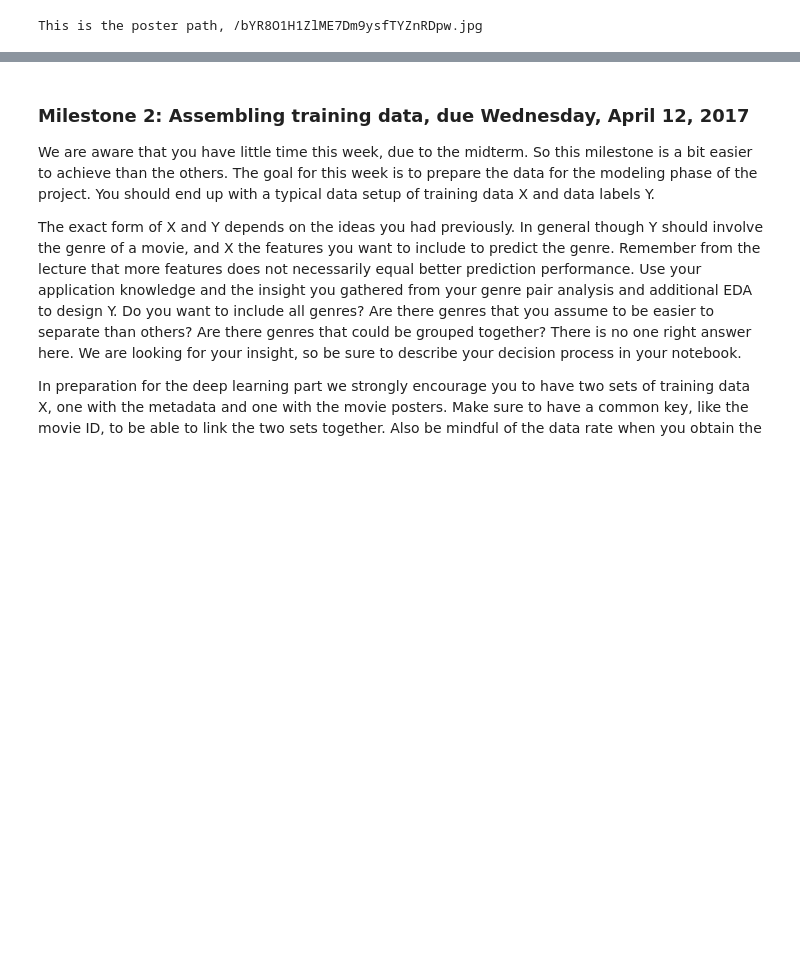
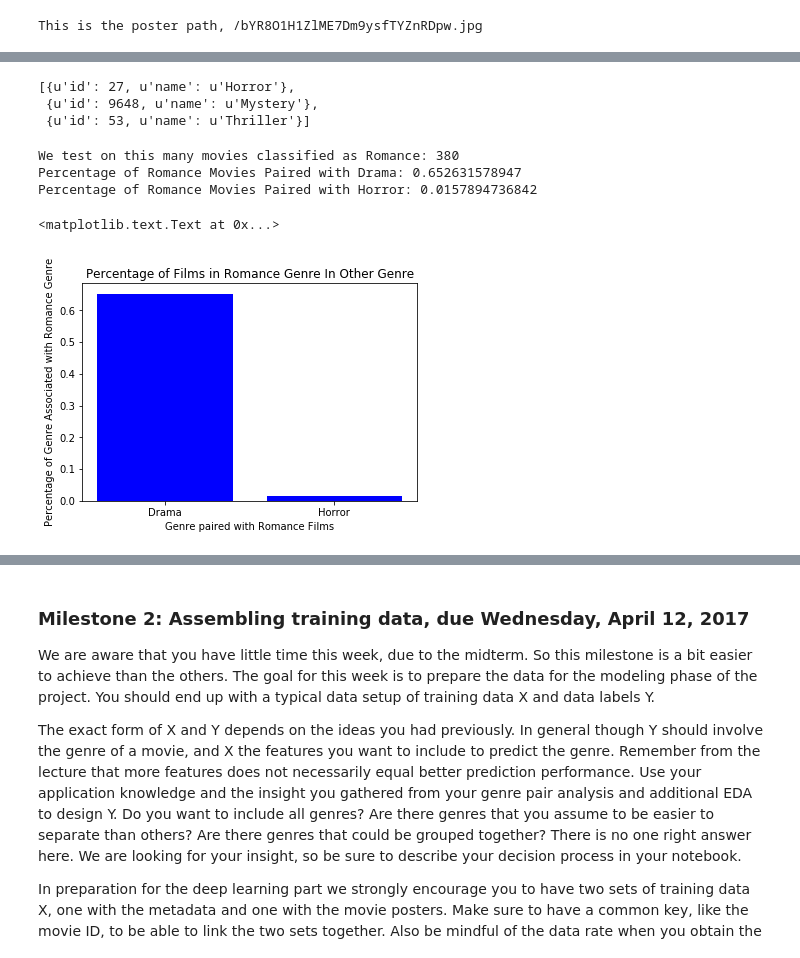
Before and after one commit to noahyonack/cs109b_final, a Jupyter notebook: FinalProject.ipynb, the cells around one changed output, grey strips where cells are left out. Drawn from its saved outputs; the diff is of its cells as text; code cells hidden in the pictures; blank space fills up the shorter version.

Commit message:
Added in Genres and Romance and deleted old api code

```diff
--- a/FinalProject.ipynb
+++ b/FinalProject.ipynb
@@ -479,0 +279,8 @@ this is the Genre: [{u'id': 28, u'name': u'Action'}, {u'id': 53, u'name': u'Thri
+# %%
+movie = tmdb.Movies(565)
+response = movie.info()
+movie.genres
+# %% [output]
+[{u'id': 27, u'name': u'Horror'},
+ {u'id': 9648, u'name': u'Mystery'},
+ {u'id': 53, u'name': u'Thriller'}]
@@ -479,0 +299,33 @@ this is the Genre: [{u'id': 28, u'name': u'Action'}, {u'id': 53, u'name': u'Thri
+# %%
+## iterate through the pages and then the movies
+### this will give us back a list of lists of pairings
+genre_pairings = []
+for page in romance_list:
+    for movie in page:
+        genre_pairings.append(movie["genre_ids"])
+# %%
+### This will give
+horror_count = 0
+drama_count = 0
+## iterate through the genre pairings for each movie
+## add a count if horror appears or drama appears
+
+for pairing in genre_pairings:
+
+    if HORROR_ID in pairing:
+        horror_count += 1
+
+    if DRAMA_ID in pairing:
+        drama_count += 1
+# %%
+num_movies = len(genre_pairings)
+print "We test on this many movies classified as Romance:", num_movies
+
+drama_romance_perc = drama_count / float(num_movies)
+horror_romance_perc= horror_count / float(num_movies)
+print "Percentage of Romance Movies Paired with Drama:", drama_romance_perc
+print "Percentage of Romance Movies Paired with Horror:", horror_romance_perc
+# %% [output]
+We test on this many movies classified as Romance: 380
+Percentage of Romance Movies Paired with Drama: 0.652631578947
+Percentage of Romance Movies Paired with Horror: 0.0157894736842
@@ -479,0 +336,14 @@ this is the Genre: [{u'id': 28, u'name': u'Action'}, {u'id': 53, u'name': u'Thri
+# %%
+## initialize X and Y for plotting
+Y = np.array([drama_romance_perc, horror_romance_perc])
+LABELS = np.array(["Drama", "Horror"])
+X = [1,2]
+
+plt.bar(X, Y,  color="blue")
+plt.xticks(X, LABELS)
+plt.title("Percentage of Films in Romance Genre In Other Genre")
+plt.xlabel("Genre paired with Romance Films")
+plt.ylabel("Percentage of Genre Associated with Romance Genre")
+# %% [output]
+<matplotlib.text.Text at 0x...>
+[figure, added]
```
Also changed, not shown: parts of 28 cells of this notebook.
